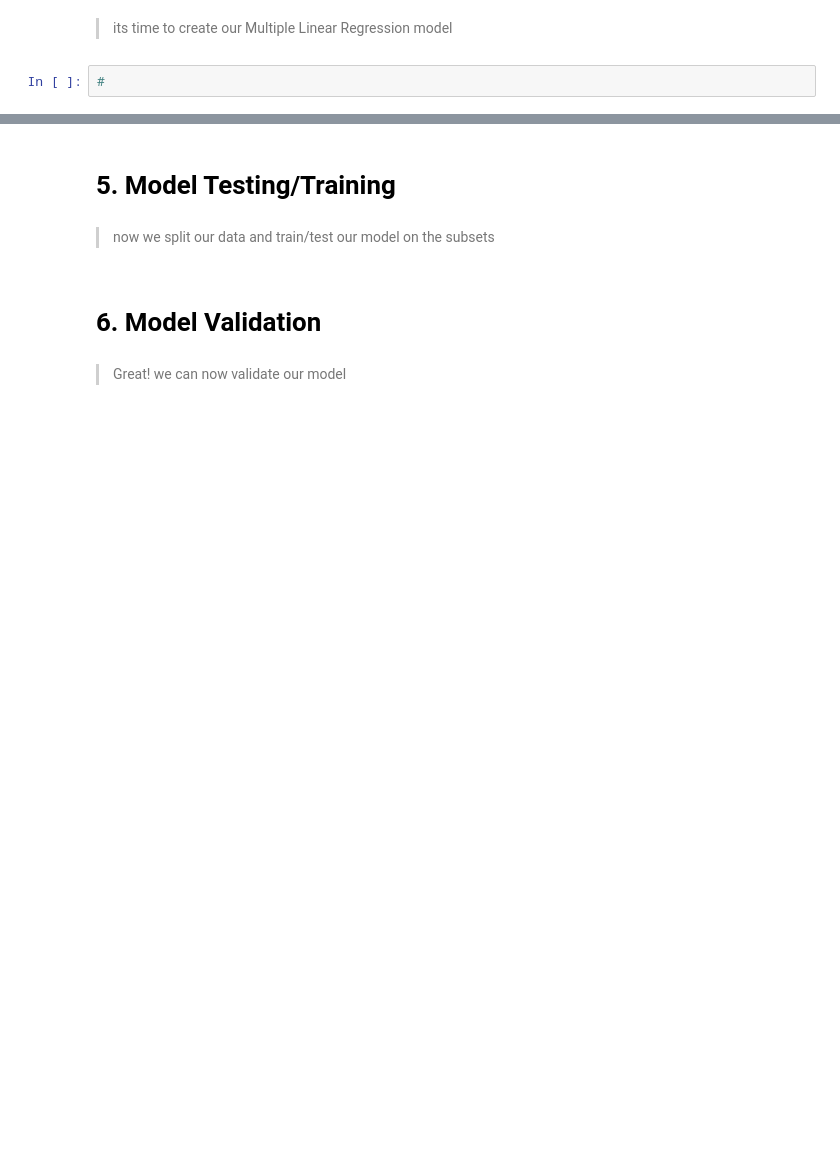
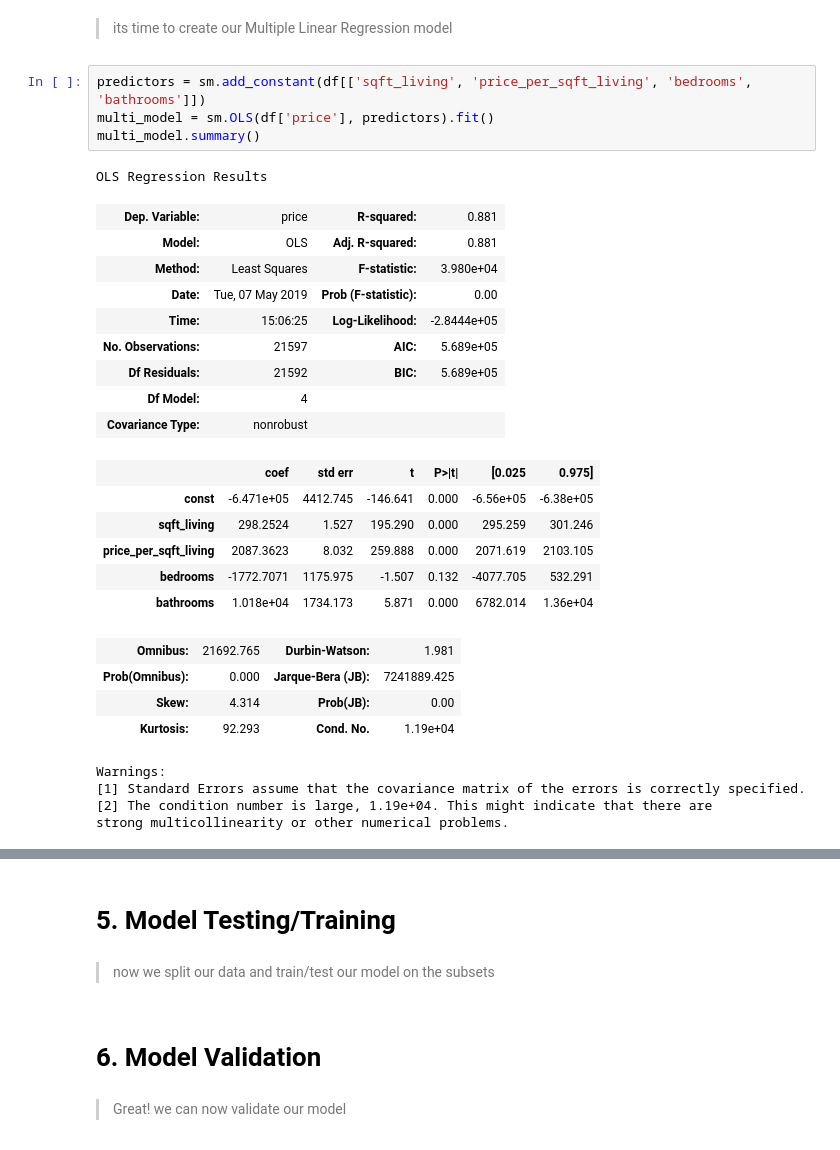
Before and after one commit to DIGITALFRANK/dsc-v2-mod1-final-project, a Jupyter notebook: student.ipynb, the cells around one changed output, grey strips where cells are left out. Drawn from its saved outputs; the diff is of its cells as text; blank space fills up the shorter version.

```diff
--- a/student.ipynb
+++ b/student.ipynb
@@ -574,4 +624,31 @@ model.summary()
 # %% [markdown]
 > its time to create our Multiple Linear Regression model
-# %%
-#
+# %%
+predictors = sm.add_constant(df[['sqft_living', 'price_per_sqft_living', 'bedrooms', 'bathrooms']])
+multi_model = sm.OLS(df['price'], predictors).fit()
+multi_model.summary()
+# %% [output]
+OLS Regression Results
+| Dep. Variable: | price | R-squared: | 0.881 |
+| Model: | OLS | Adj. R-squared: | 0.881 |
+| Method: | Least Squares | F-statistic: | 3.980e+04 |
+| Date: | Tue, 07 May 2019 | Prob (F-statistic): | 0.00 |
+| Time: | 15:06:25 | Log-Likelihood: | -2.8444e+05 |
+| No. Observations: | 21597 | AIC: | 5.689e+05 |
+| Df Residuals: | 21592 | BIC: | 5.689e+05 |
+| Df Model: | 4 |  |  |
+| Covariance Type: | nonrobust |  |  |
+|  | coef | std err | t | P>|t| | [0.025 | 0.975] |
+| const | -6.471e+05 | 4412.745 | -146.641 | 0.000 | -6.56e+05 | -6.38e+05 |
+| sqft_living | 298.2524 | 1.527 | 195.290 | 0.000 | 295.259 | 301.246 |
+| price_per_sqft_living | 2087.3623 | 8.032 | 259.888 | 0.000 | 2071.619 | 2103.105 |
+| bedrooms | -1772.7071 | 1175.975 | -1.507 | 0.132 | -4077.705 | 532.291 |
+| bathrooms | 1.018e+04 | 1734.173 | 5.871 | 0.000 | 6782.014 | 1.36e+04 |
+| Omnibus: | 21692.765 | Durbin-Watson: | 1.981 |
+| Prob(Omnibus): | 0.000 | Jarque-Bera (JB): | 7241889.425 |
+| Skew: | 4.314 | Prob(JB): | 0.00 |
+| Kurtosis: | 92.293 | Cond. No. | 1.19e+04 |
+Warnings:
+[1] Standard Errors assume that the covariance matrix of the errors is correctly specified.
+[2] The condition number is large, 1.19e+04. This might indicate that there are
+strong multicollinearity or other numerical problems.
```
Also changed, not shown: parts of 15 cells of this notebook, 1 other file.
